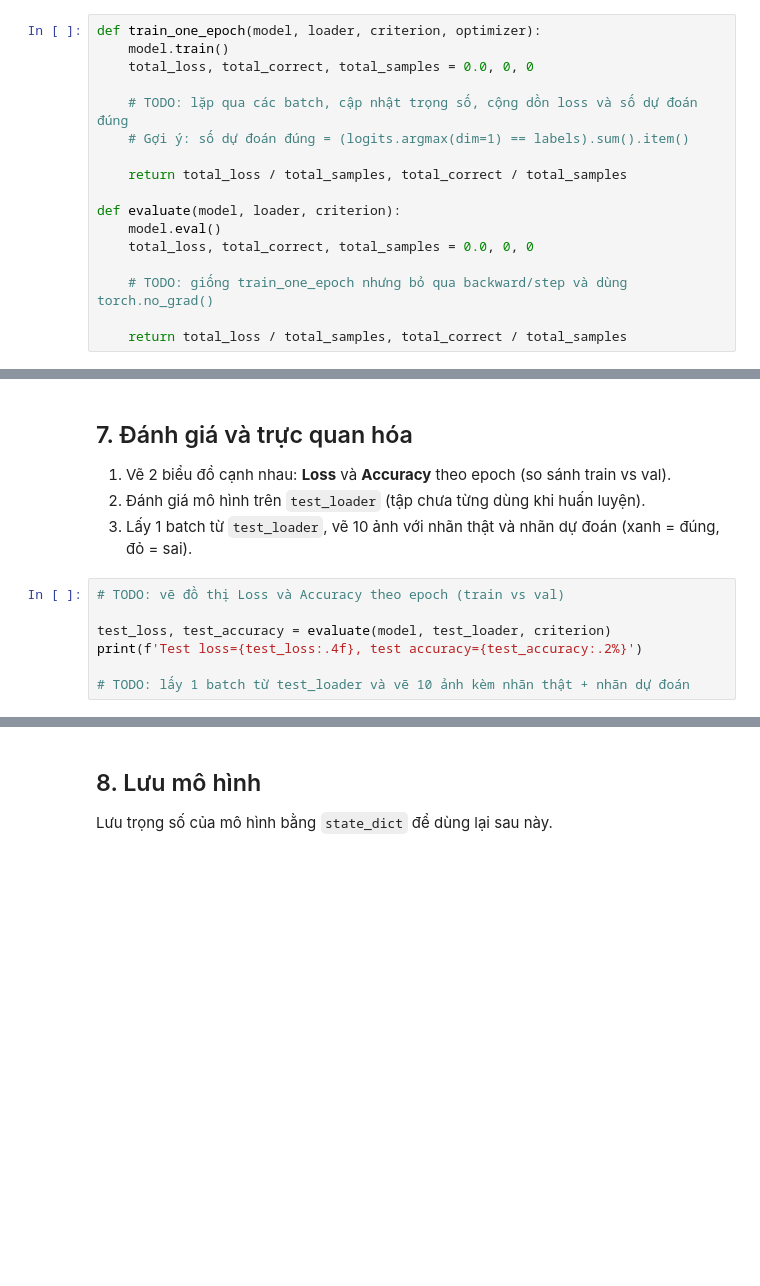
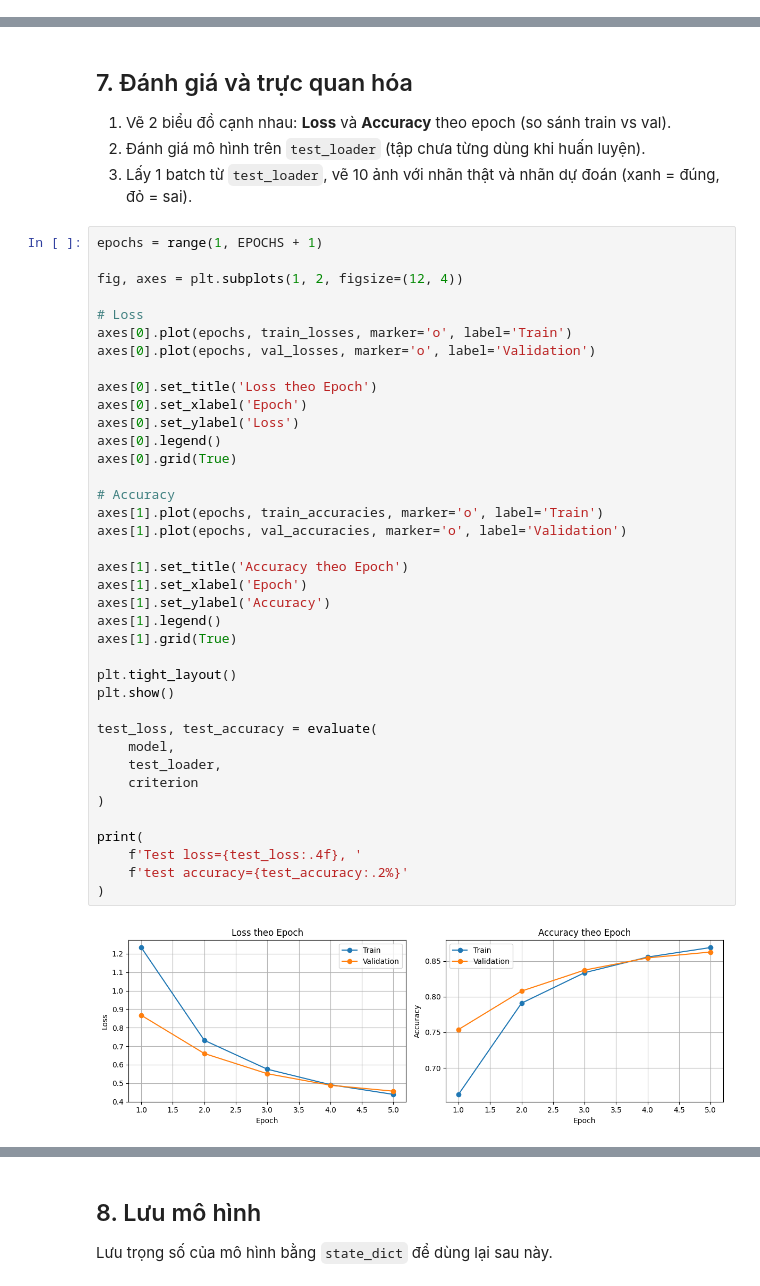
Before and after one commit to HnhanBk415/mliot-pyml-2026-hw, a Jupyter notebook: week07/Homework_B13/pytorch_emnist.ipynb, the cells around one changed output, grey strips where cells are left out. Drawn from its saved outputs; the diff is of its cells as text; blank space fills up the shorter version.

```diff
--- a/week07/Homework_B13/pytorch_emnist.ipynb
+++ b/week07/Homework_B13/pytorch_emnist.ipynb
@@ -102,20 +175,3 @@ Viết 2 hàm:
 - `evaluate`: giống vòng lặp trên nhưng **không cập nhật trọng số**, dùng `model.eval()` và `torch.no_grad()`.
 
 Cả hai hàm trả về `(loss trung bình, accuracy)`.
-# %%
-def train_one_epoch(model, loader, criterion, optimizer):
-    model.train()
-    total_loss, total_correct, total_samples = 0.0, 0, 0
-
-    # TODO: lặp qua các batch, cập nhật trọng số, cộng dồn loss và số dự đoán đúng
-    # Gợi ý: số dự đoán đúng = (logits.argmax(dim=1) == labels).sum().item()
-
-    return total_loss / total_samples, total_correct / total_samples
-
-def evaluate(model, loader, criterion):
-    model.eval()
-    total_loss, total_correct, total_samples = 0.0, 0, 0
-
-    # TODO: giống train_one_epoch nhưng bỏ qua backward/step và dùng torch.no_grad()
-
-    return total_loss / total_samples, total_correct / total_samples
@@ -136,10 +298,43 @@ for epoch in range(1, EPOCHS + 1):
 1. Vẽ 2 biểu đồ cạnh nhau: **Loss** và **Accuracy** theo epoch (so sánh train vs val).
 2. Đánh giá mô hình trên `test_loader` (tập chưa từng dùng khi huấn luyện).
 3. Lấy 1 batch từ `test_loader`, vẽ 10 ảnh với nhãn thật và nhãn dự đoán (xanh = đúng, đỏ = sai).
-# %%
-# TODO: vẽ đồ thị Loss và Accuracy theo epoch (train vs val)
-
-test_loss, test_accuracy = evaluate(model, test_loader, criterion)
-print(f'Test loss={test_loss:.4f}, test accuracy={test_accuracy:.2%}')
-
-# TODO: lấy 1 batch từ test_loader và vẽ 10 ảnh kèm nhãn thật + nhãn dự đoán
+# %%
+epochs = range(1, EPOCHS + 1)
+
+fig, axes = plt.subplots(1, 2, figsize=(12, 4))
+
+# Loss
+axes[0].plot(epochs, train_losses, marker='o', label='Train')
+axes[0].plot(epochs, val_losses, marker='o', label='Validation')
+
+axes[0].set_title('Loss theo Epoch')
+axes[0].set_xlabel('Epoch')
+axes[0].set_ylabel('Loss')
+axes[0].legend()
+axes[0].grid(True)
+
+# Accuracy
+axes[1].plot(epochs, train_accuracies, marker='o', label='Train')
+axes[1].plot(epochs, val_accuracies, marker='o', label='Validation')
+
+axes[1].set_title('Accuracy theo Epoch')
+axes[1].set_xlabel('Epoch')
+axes[1].set_ylabel('Accuracy')
+axes[1].legend()
+axes[1].grid(True)
+
+plt.tight_layout()
+plt.show()
+
+test_loss, test_accuracy = evaluate(
+    model,
+    test_loader,
+    criterion
+)
+
+print(
+    f'Test loss={test_loss:.4f}, '
+    f'test accuracy={test_accuracy:.2%}'
+)
+# %% [output]
+[figure, added]
```
Also changed, not shown: parts of 9 cells of this notebook.
